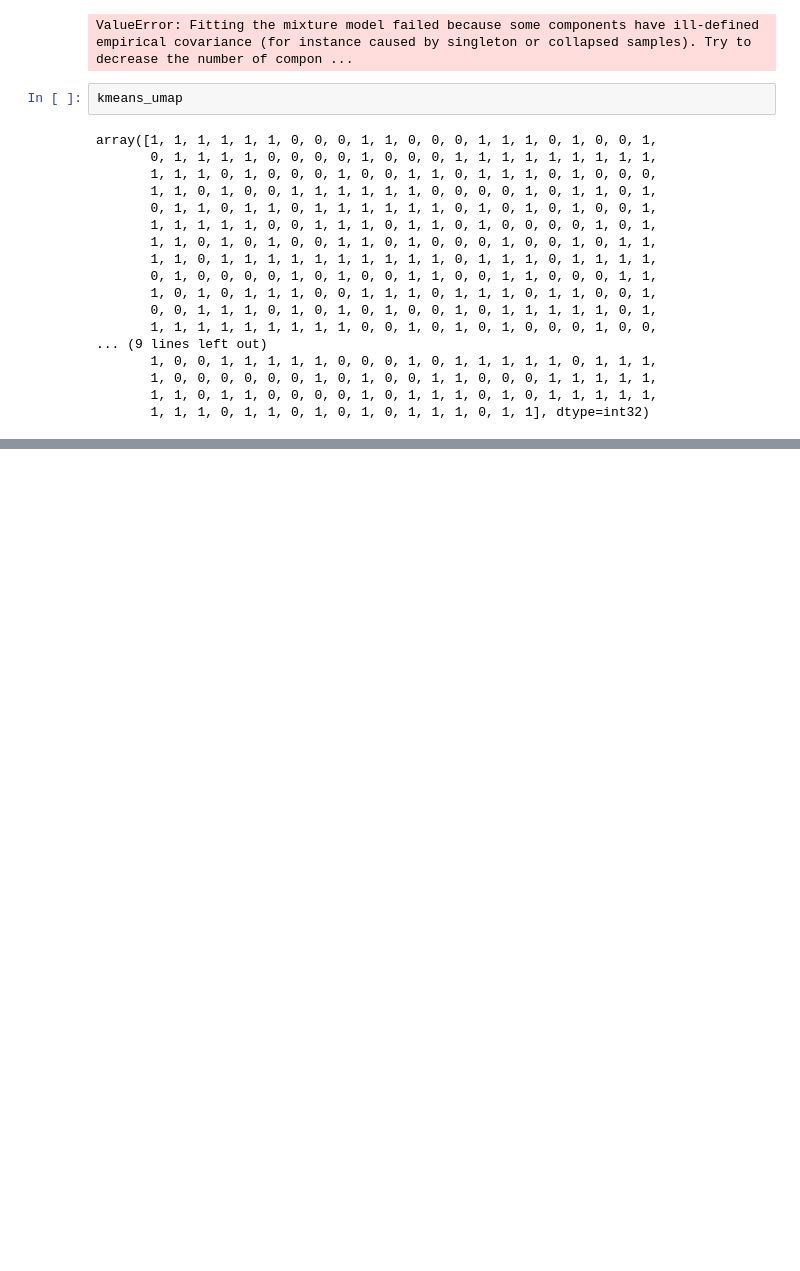
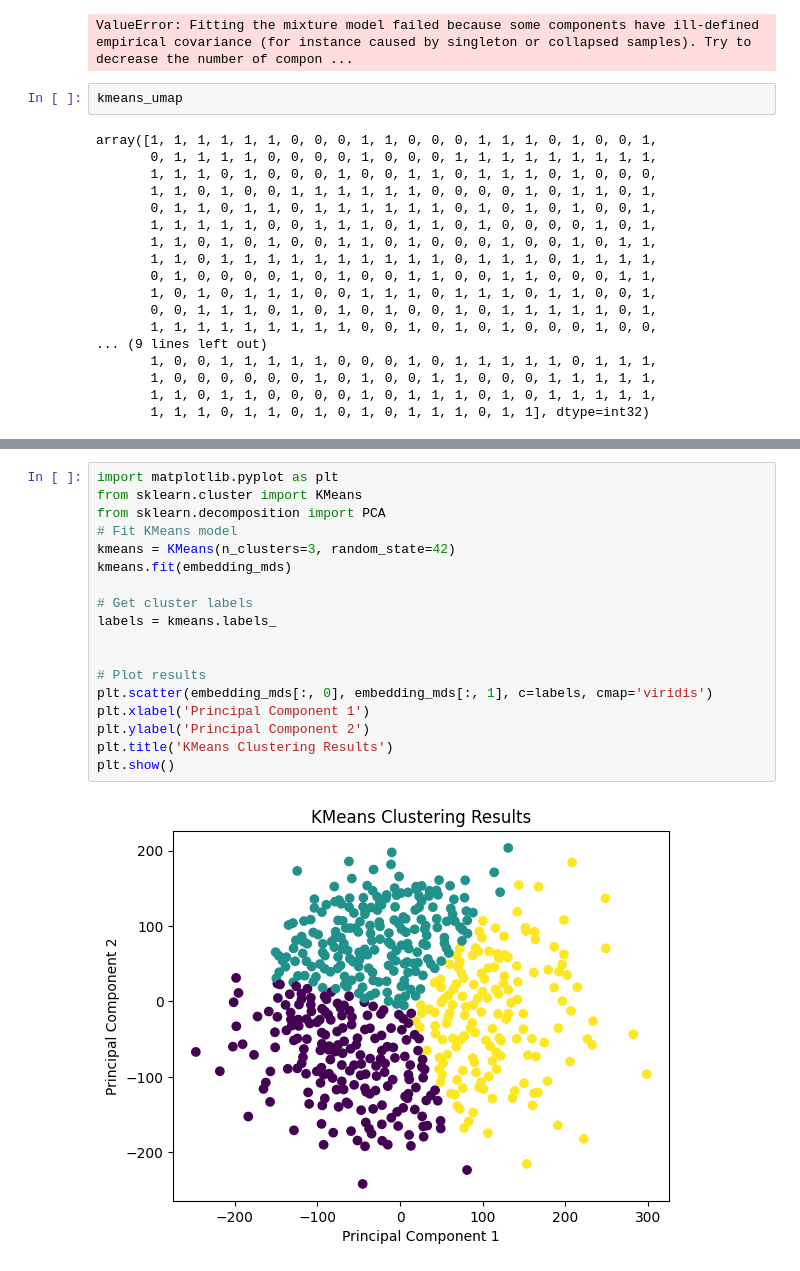
Before and after one commit to mikecuoco/ece204_project1, a Jupyter notebook: evaluate.ipynb, the cells around one changed output, grey strips where cells are left out. Cells and saved outputs as stored; diff of their text form; blank space fills up the shorter version.

```diff
--- a/evaluate.ipynb
+++ b/evaluate.ipynb
@@ -337 +387,21 @@ plt.show()
+# %%
+import matplotlib.pyplot as plt
+from sklearn.cluster import KMeans
+from sklearn.decomposition import PCA
+# Fit KMeans model
+kmeans = KMeans(n_clusters=3, random_state=42)
+kmeans.fit(embedding_mds)
+
+# Get cluster labels
+labels = kmeans.labels_
+
+
+# Plot results
+plt.scatter(embedding_mds[:, 0], embedding_mds[:, 1], c=labels, cmap='viridis')
+plt.xlabel('Principal Component 1')
+plt.ylabel('Principal Component 2')
+plt.title('KMeans Clustering Results')
+plt.show()
+# %% [output]
+[figure, added]
 # %%
```
Also changed, not shown: parts of 6 cells of this notebook.
